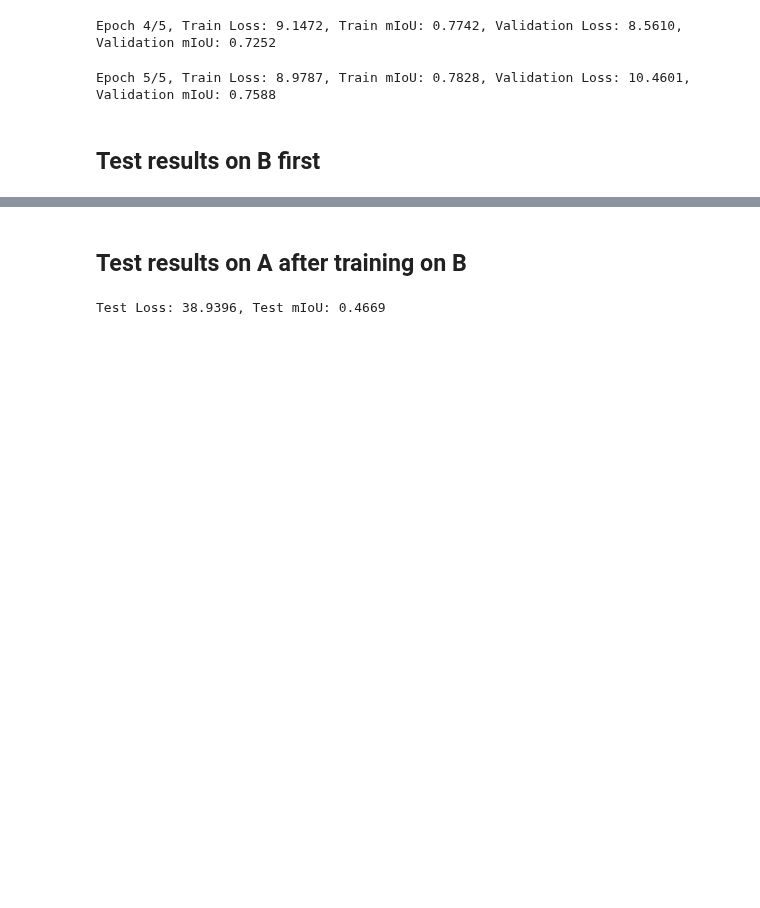
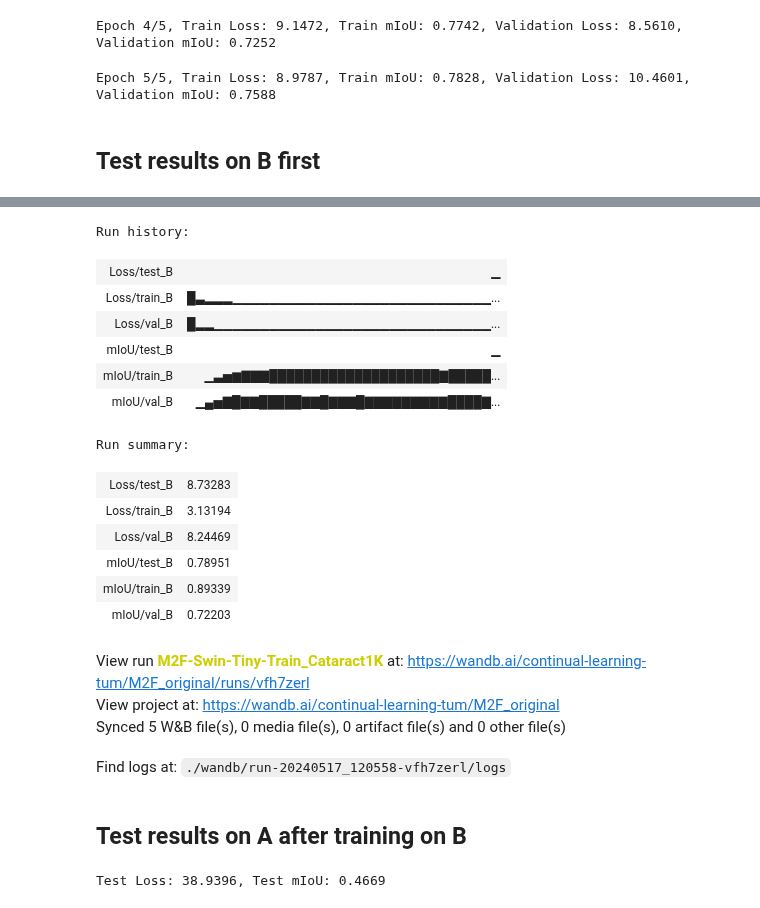
Before and after one commit to kristiyansakalyan/continual-learning, a Jupyter notebook: huggingface_naive_forgetting.ipynb, the cells around one changed output, grey strips where cells are left out. Drawn from its saved outputs; the diff is of its cells as text; code cells hidden in the pictures; blank space fills up the shorter version.

```diff
--- a/huggingface_naive_forgetting.ipynb
+++ b/huggingface_naive_forgetting.ipynb
@@ -730,3 +725,24 @@ Test Loss: 10.0053, Test mIoU: 0.7529
+# %%
+wandb.finish()
+# %% [output]
+Run history:
+| Loss/test_B | ▁ |
+| Loss/train_B | █▃▂▂▂▁▁▁▁▁▁▁▁▁▁▁▁▁▁▁▁▁▁▁▁▁▁▁▁▁▁▁▁... |
+| Loss/val_B | █▂▂▁▁▁▁▁▁▁▁▁▁▁▁▁▁▁▁▁▁▁▁▁▁▁▁▁▁▁▁▁▁... |
+| mIoU/test_B | ▁ |
+| mIoU/train_B | ▁▃▅▆▇▇▇████████████████████▇█████... |
+| mIoU/val_B | ▁▄▅▇█▇▇█████▇▇█▇▇▇█▇▇▇▇▇▇▇▇▇████▇... |
+Run summary:
+| Loss/test_B | 8.73283 |
+| Loss/train_B | 3.13194 |
+| Loss/val_B | 8.24469 |
+| mIoU/test_B | 0.78951 |
+| mIoU/train_B | 0.89339 |
+| mIoU/val_B | 0.72203 |
+View run M2F-Swin-Tiny-Train_Cataract1K at: https://wandb.ai/continual-learning-tum/M2F_original/runs/vfh7zerl
+View project at: https://wandb.ai/continual-learning-tum/M2F_original
+Synced 5 W&B file(s), 0 media file(s), 0 artifact file(s) and 0 other file(s)
+Find logs at: ./wandb/run-20240517_120558-vfh7zerl/logs
 # %% [markdown]
 ## Test results on A after training on B
 # %%
```
Also changed, not shown: parts of 11 cells of this notebook, 2 other files.
